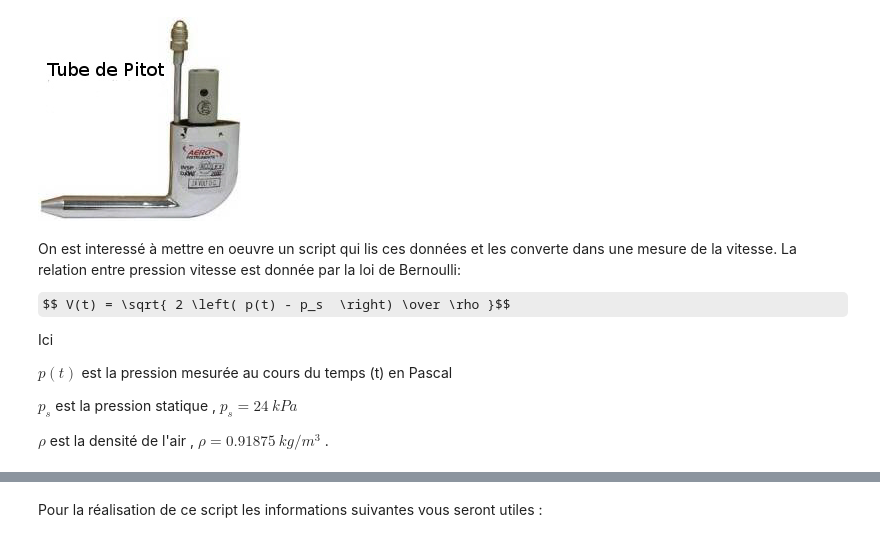
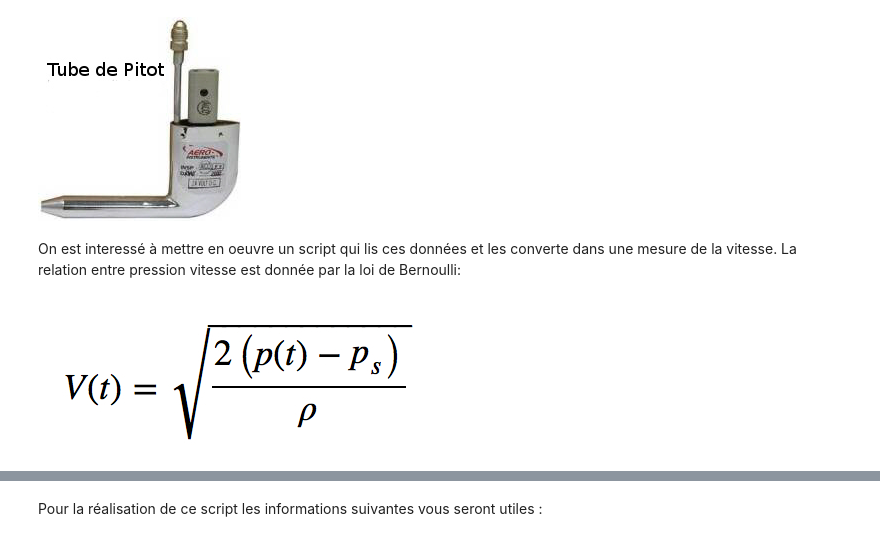
Before and after one commit to ecalzavarini/python-at-polytech-lille, a Jupyter notebook: Python-TP1-2014.ipynb, the cells around one changed output, grey strips where cells are left out. Cells and saved outputs as stored; diff of their text form; code cells hidden in the pictures; some formulas as TeX source.

```diff
--- a/Python-TP1-2014.ipynb
+++ b/Python-TP1-2014.ipynb
@@ -285,13 +291,9 @@ Image('http://upload.wikimedia.org/wikipedia/commons/0/00/Pitot_tube_wings-fr.jp
 [figure]
 # %% [markdown]
 On est interessé à mettre en oeuvre un script qui lis ces données et les converte dans une mesure de la vitesse. La relation entre pression  vitesse est donnée par la loi de Bernoulli:
-
-$$ V(t) = \sqrt{ 2 \left( p(t) - p_s  \right) \over \rho }$$
-
-Ici
-
-$p(t)$ est la pression mesurée au cours du temps (t) en Pascal
-
-$p_s$ est la pression statique , $p_s = 24 \ kPa $
-
-$\rho$ est la densité de l'air , $\rho = 0.91875\ kg/m^3$ .
+# %%
+from IPython.display import Image
+Image(filename='vel-press.jpg')
+#$$ V(t) = \sqrt{ 2 \left( p(t) - p_s  \right) \over \rho }$$
+# %% [output]
+[figure, added]
```
Also changed, not shown: parts of 8 cells of this notebook, 2 other files.
